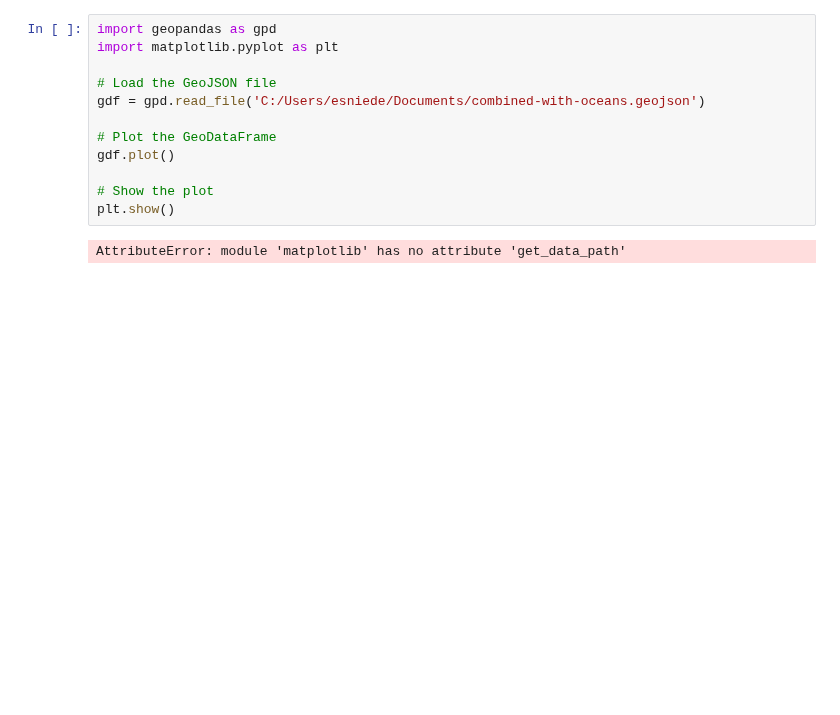
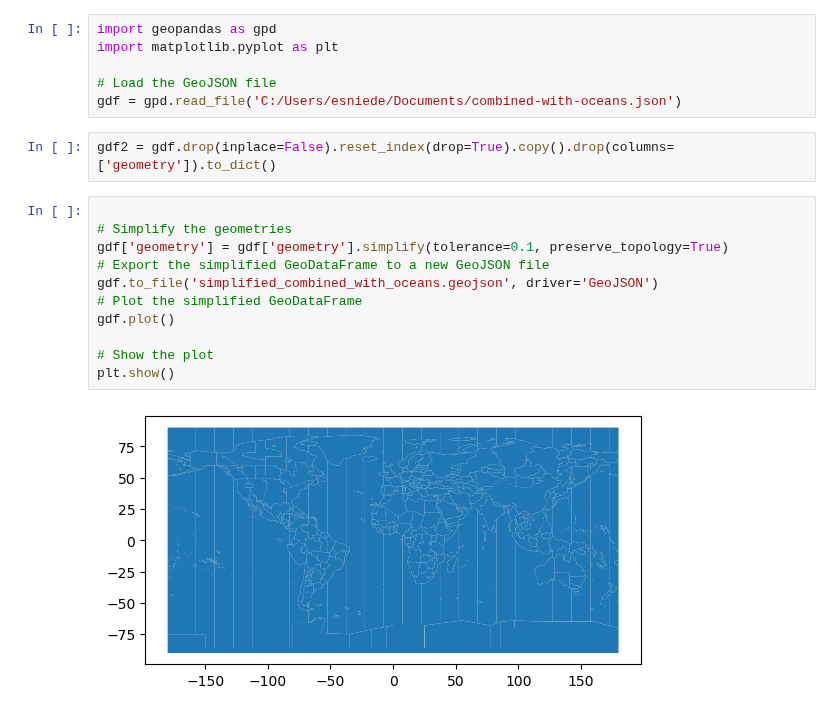
Before and after one commit to YukonWRB/YGwater, a Jupyter notebook: dev/img_import_gui/main.ipynb, the cells around one changed output. Drawn from its saved outputs; the diff is of its cells as text; blank space fills up the shorter version.

```diff
--- a/dev/img_import_gui/main.ipynb
+++ b/dev/img_import_gui/main.ipynb
@@ -3,12 +3,19 @@ import geopandas as gpd
 import matplotlib.pyplot as plt
 
 # Load the GeoJSON file
-gdf = gpd.read_file('C:/Users/esniede/Documents/combined-with-oceans.geojson')
-
-# Plot the GeoDataFrame
-gdf.plot()
-
-# Show the plot
-plt.show()
+gdf = gpd.read_file('C:/Users/esniede/Documents/combined-with-oceans.json')
-# %% [output]
-AttributeError: module 'matplotlib' has no attribute 'get_data_path'
+# %%
+gdf2 = gdf.drop(inplace=False).reset_index(drop=True).copy().drop(columns=['geometry']).to_dict()
+# %%
+
+# Simplify the geometries
+gdf['geometry'] = gdf['geometry'].simplify(tolerance=0.1, preserve_topology=True)
+# Export the simplified GeoDataFrame to a new GeoJSON file
+gdf.to_file('simplified_combined_with_oceans.geojson', driver='GeoJSON')
+# Plot the simplified GeoDataFrame
+gdf.plot()
+
+# Show the plot
+plt.show()
+# %% [output]
+[figure, added]
```
Also changed, not shown: 3 other files.
